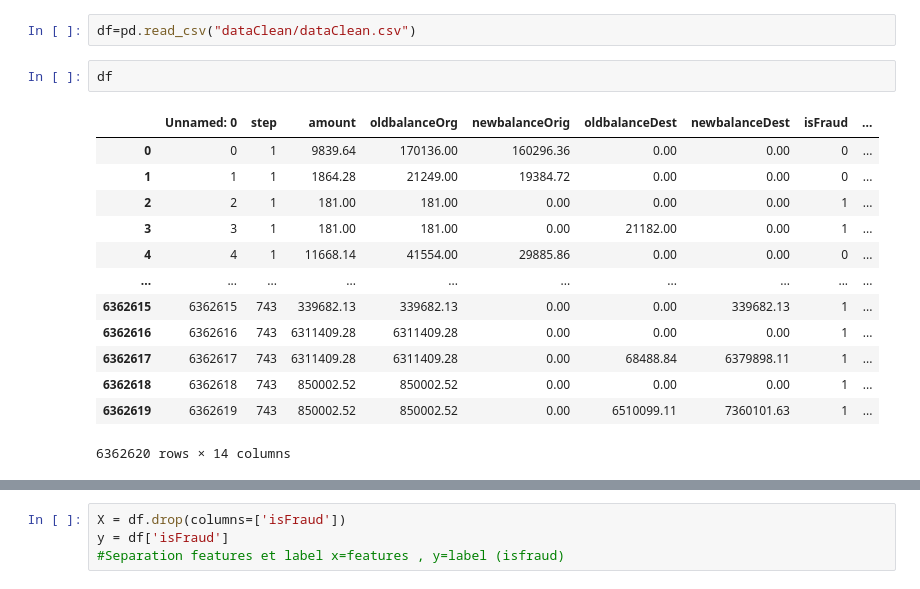
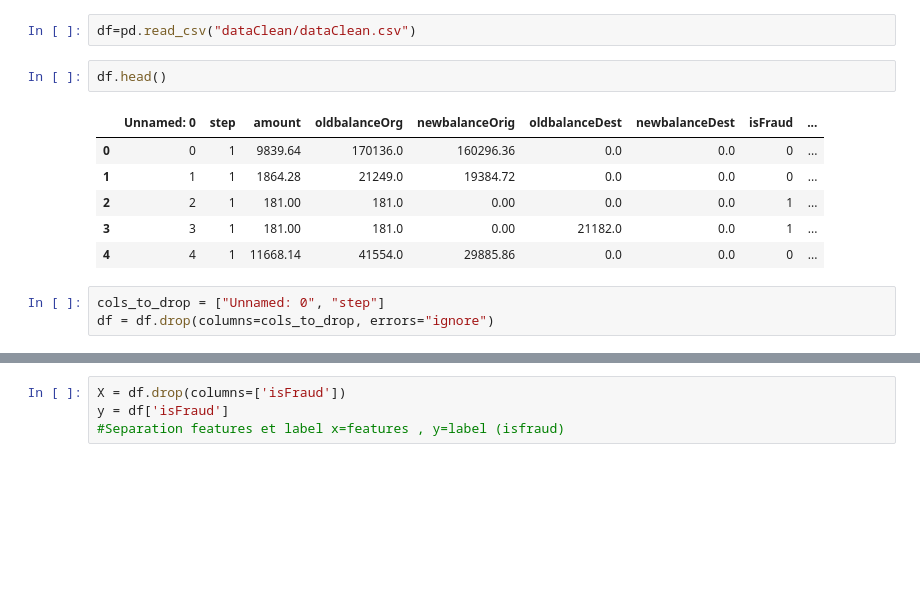
Before and after one commit to Ifraj-ouni/bank-fraud, a Jupyter notebook: Prepmodel.ipynb, the cells around one changed output, grey strips where cells are left out. Cells and saved outputs as stored; diff of their text form; blank space fills up the shorter version.

```diff
--- a/Prepmodel.ipynb
+++ b/Prepmodel.ipynb
@@ -10,18 +19,14 @@ ModuleNotFoundError: No module named 'xgboost'
 # %%
 df=pd.read_csv("dataClean/dataClean.csv")
 # %%
-df
+df.head()
 # %% [output]
 |  | Unnamed: 0 | step | amount | oldbalanceOrg | newbalanceOrig | oldbalanceDest | newbalanceDest | isFraud | ... |
-| 0 | 0 | 1 | 9839.64 | 170136.00 | 160296.36 | 0.00 | 0.00 | 0 | ... |
-| 1 | 1 | 1 | 1864.28 | 21249.00 | 19384.72 | 0.00 | 0.00 | 0 | ... |
-| 2 | 2 | 1 | 181.00 | 181.00 | 0.00 | 0.00 | 0.00 | 1 | ... |
-| 3 | 3 | 1 | 181.00 | 181.00 | 0.00 | 21182.00 | 0.00 | 1 | ... |
-| 4 | 4 | 1 | 11668.14 | 41554.00 | 29885.86 | 0.00 | 0.00 | 0 | ... |
-| ... | ... | ... | ... | ... | ... | ... | ... | ... | ... |
-| 6362615 | 6362615 | 743 | 339682.13 | 339682.13 | 0.00 | 0.00 | 339682.13 | 1 | ... |
-| 6362616 | 6362616 | 743 | 6311409.28 | 6311409.28 | 0.00 | 0.00 | 0.00 | 1 | ... |
-| 6362617 | 6362617 | 743 | 6311409.28 | 6311409.28 | 0.00 | 68488.84 | 6379898.11 | 1 | ... |
-| 6362618 | 6362618 | 743 | 850002.52 | 850002.52 | 0.00 | 0.00 | 0.00 | 1 | ... |
-| 6362619 | 6362619 | 743 | 850002.52 | 850002.52 | 0.00 | 6510099.11 | 7360101.63 | 1 | ... |
+| 0 | 0 | 1 | 9839.64 | 170136.0 | 160296.36 | 0.0 | 0.0 | 0 | ... |
+| 1 | 1 | 1 | 1864.28 | 21249.0 | 19384.72 | 0.0 | 0.0 | 0 | ... |
+| 2 | 2 | 1 | 181.00 | 181.0 | 0.00 | 0.0 | 0.0 | 1 | ... |
+| 3 | 3 | 1 | 181.00 | 181.0 | 0.00 | 21182.0 | 0.0 | 1 | ... |
+| 4 | 4 | 1 | 11668.14 | 41554.0 | 29885.86 | 0.0 | 0.0 | 0 | ... |
-6362620 rows × 14 columns
+# %%
+cols_to_drop = ["Unnamed: 0", "step"]
+df = df.drop(columns=cols_to_drop, errors="ignore")
```
Also changed, not shown: parts of 16 cells of this notebook, 4 other files.
